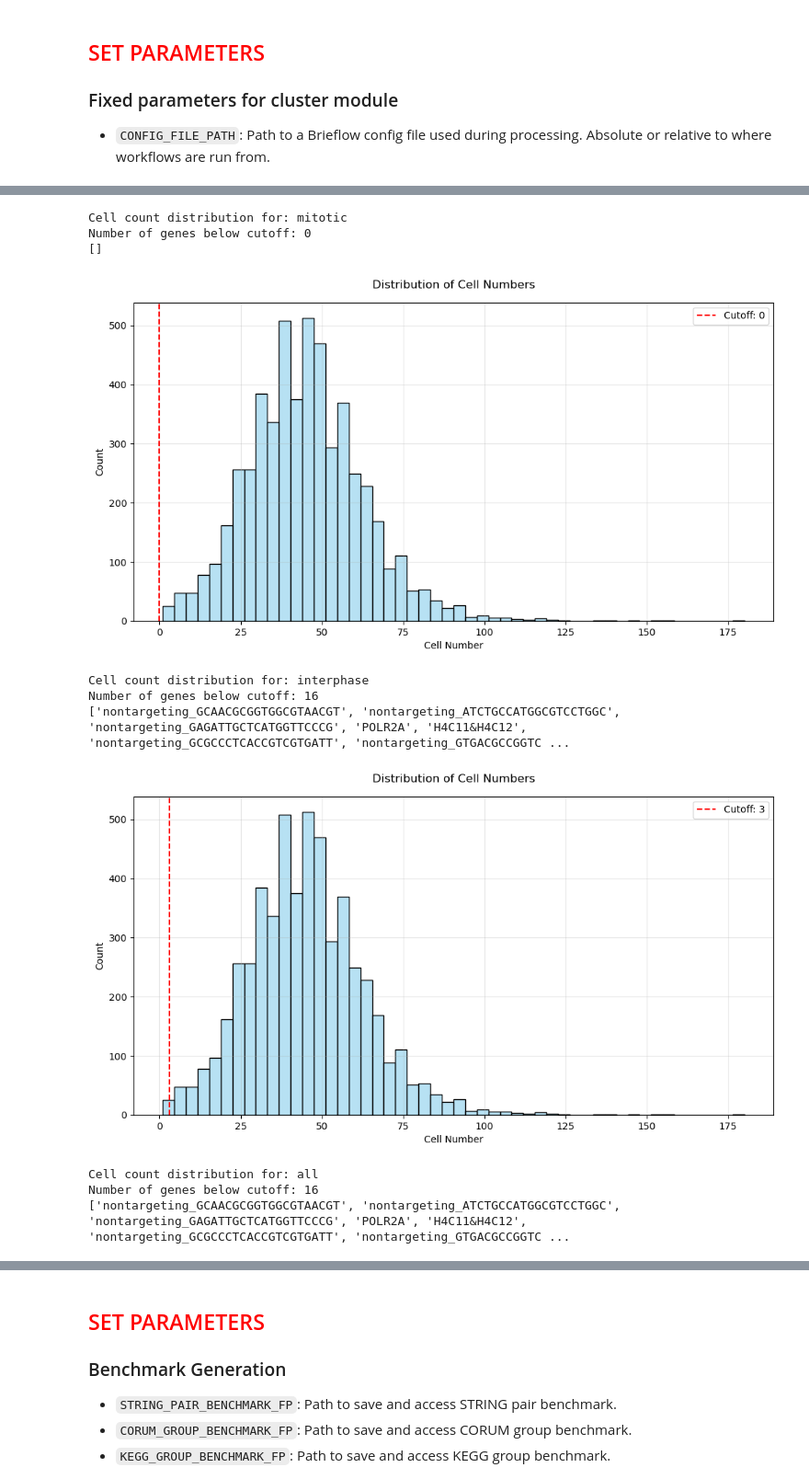
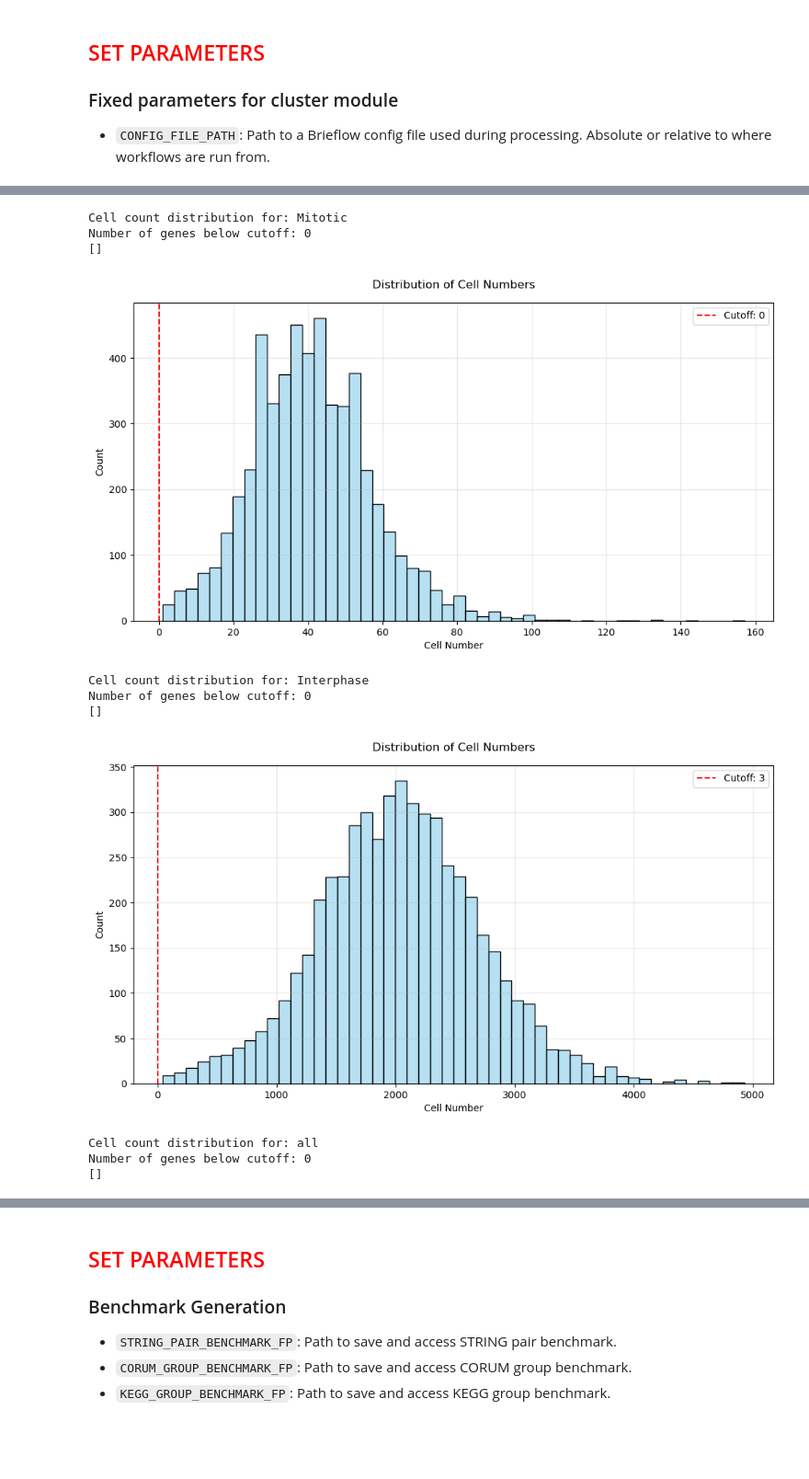
Before and after one commit to cheeseman-lab/denali-analysis, a Jupyter notebook: analysis/9.configure_cluster_params.ipynb, the cells around one changed output, grey strips where cells are left out. Shown at 92% size. Cells and saved outputs as stored; diff of their text form; code cells hidden in the pictures; blank space fills up the shorter version.

```diff
--- a/analysis/9.configure_cluster_params.ipynb
+++ b/analysis/9.configure_cluster_params.ipynb
@@ -46,7 +50,7 @@ with open(CONFIG_FILE_PATH, "r") as config_file:
 aggregate_combo_fp = config["aggregate"]["aggregate_combo_fp"]
 aggregate_combos = pd.read_csv(aggregate_combo_fp, sep="\t")
 
-CHANNEL_COMBOS = [combo.split("_") for combo in aggregate_combos["channel_combo"].unique()]
+CHANNEL_COMBOS = aggregate_combos["channel_combo"].unique().tolist()
 print(f"Channel Combos: {CHANNEL_COMBOS}")
 
 CELL_CLASSES = list(aggregate_combos["cell_class"].unique())
@@ -63,37 +67,30 @@ Cell classes: ['interphase', 'mitotic', 'all']
 # %%
-MIN_CELL_CUTOFFS = {"mitotic": 0, "interphase": 3, "all": 3}
+MIN_CELL_CUTOFFS = {"Mitotic": 0, "Interphase": 3, "all": 3}
 
 PERTURBATION_NAME_COL = config["aggregate"]["perturbation_name_col"]
 # %%
 for cell_class, min_cell_cutoff in MIN_CELL_CUTOFFS.items():
     channel_combo = CHANNEL_COMBOS[0]
-    # TODO: Use real path
-    aggregated_data_path = (
-        ROOT_FP
-        / "aggregate"
-        / "tsvs"
-        / get_filename(
-            {"cell_class": cell_class, "channel_combo": channel_combo},
-            "aggregated",
-            "tsv",
-        ),
+    aggregated_data_path = ROOT_FP / "aggregate" / "tsvs" / get_filename(
+        {"cell_class": cell_class, "channel_combo": channel_combo},
+        "aggregated",
+        "tsv",
     )
-    aggregated_data_path = "/lab/cheeseman_ops/brieflow-screens/denali-analysis/analysis/analysis_root/aggregate/tsvs/CeCl-mitotic_ChCo-DAPI_COXIV_CENPA_WGA__aggregated.tsv"
     aggregated_data = pd.read_csv(aggregated_data_path, sep="\t")
 
     # show cell count distribution
     print(f"Cell count distribution for: {cell_class}")
     plot_cell_histogram(aggregated_data, min_cell_cutoff, PERTURBATION_NAME_COL)
     plt.show()
 # %% [output]
-Cell count distribution for: mitotic
+Cell count distribution for: Mitotic
 Number of genes below cutoff: 0
 []
-[figure, old version]
+[figure, new version]
-Cell count distribution for: interphase
-Number of genes below cutoff: 16
-['nontargeting_GCAACGCGGTGGCGTAACGT', 'nontargeting_ATCTGCCATGGCGTCCTGGC', 'nontargeting_GAGATTGCTCATGGTTCCCG', 'POLR2A', 'H4C11&H4C12', 'nontargeting_GCGCCCTCACCGTCGTGATT', 'nontargeting_GTGACGCCGGTC ...
+Cell count distribution for: Interphase
+Number of genes below cutoff: 0
+[]
-[figure, old version]
+[figure, new version]
 Cell count distribution for: all
-Number of genes below cutoff: 16
-['nontargeting_GCAACGCGGTGGCGTAACGT', 'nontargeting_ATCTGCCATGGCGTCCTGGC', 'nontargeting_GAGATTGCTCATGGTTCCCG', 'POLR2A', 'H4C11&H4C12', 'nontargeting_GCGCCCTCACCGTCGTGATT', 'nontargeting_GTGACGCCGGTC ...
+Number of genes below cutoff: 0
+[]
```
Also changed, not shown: parts of 17 cells of this notebook, 3 other files.
